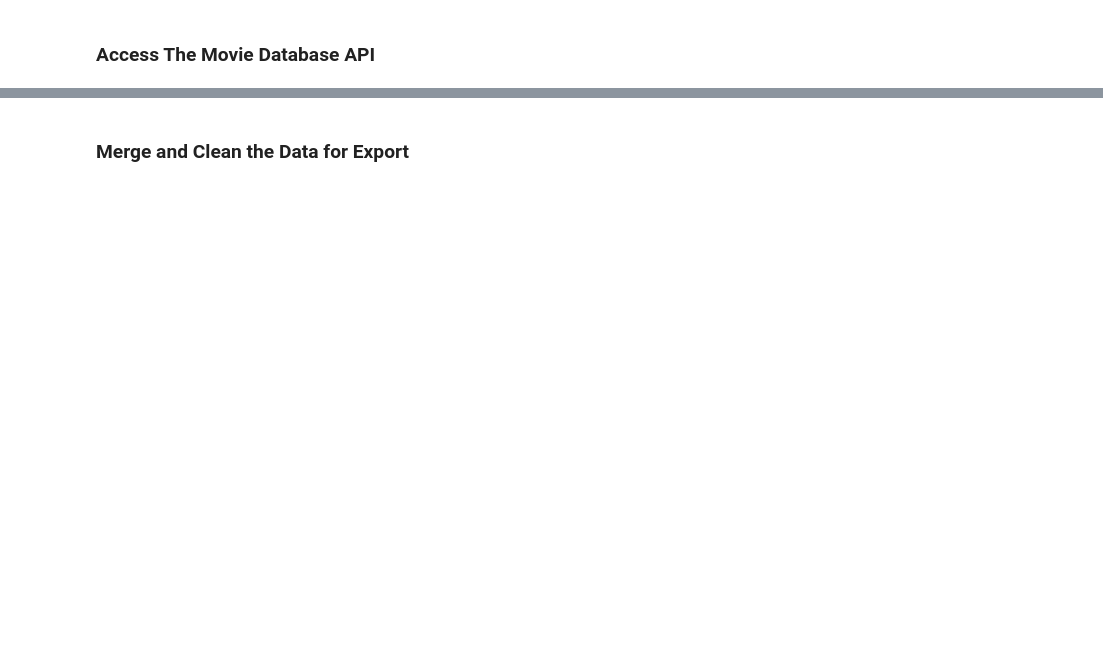
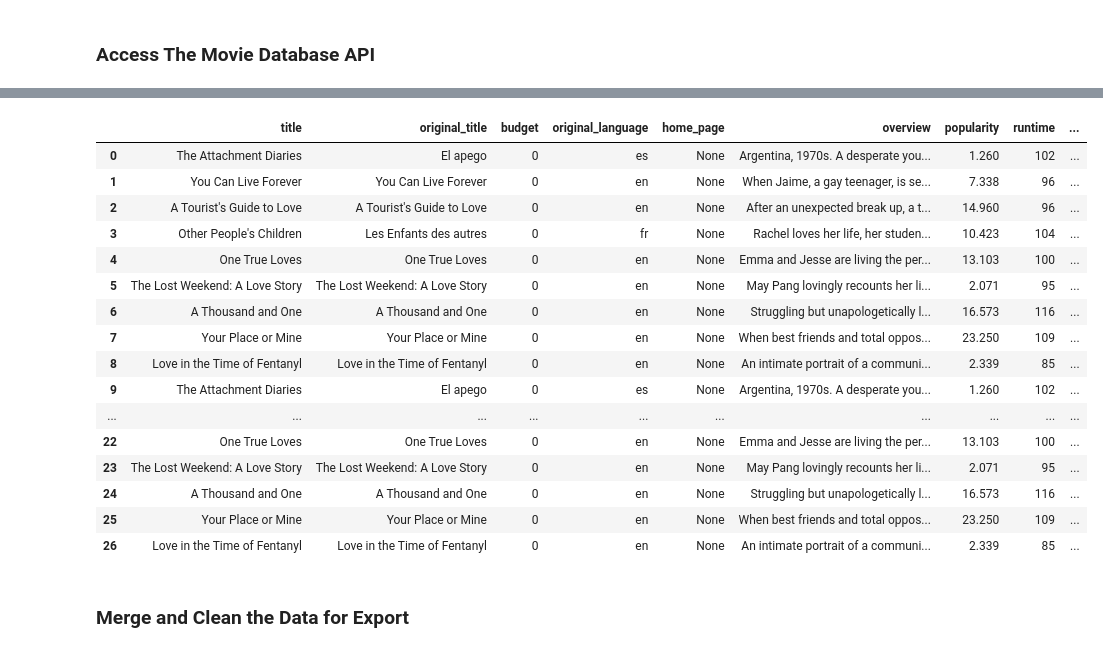
Before and after one commit to Crkanouff/data-sourcing-challenge, a Jupyter notebook: retrieve_movie_data (1).ipynb, the cells around one changed output, grey strips where cells are left out. Saved outputs shown, nothing was run; the diff lists cells and outputs as text; code cells hidden in the pictures; blank space fills up the shorter version.

```diff
--- a/retrieve_movie_data (1).ipynb
+++ b/retrieve_movie_data (1).ipynb
@@ -62,10 +62,6 @@ reviews_list = []
 
 # loop through pages 0-19
 for page in range(0, 3):
-    query_url = (
-    f"{url}api-key={nyt_api_key}&begin_date={begin_date}&end_date={end_date}"
-    + f'&fq={filter_query}&sort={sort}&fl={field_list}'
-)
     # create query with a page number
     query_url = f"{query_url}&page={str(page)}"
     # API results show 10 articles at a time
@@ -237,5 +313,25 @@ KeyboardInterrupt:
 # %%
 # Convert the results to a DataFrame
+movies_df=pd.DataFrame(tmdb_movies_list)
+movies_df
+# %% [output]
+|  | title | original_title | budget | original_language | home_page | overview | popularity | runtime | ... |
+| 0 | The Attachment Diaries | El apego | 0 | es | None | Argentina, 1970s. A desperate you... | 1.260 | 102 | ... |
+| 1 | You Can Live Forever | You Can Live Forever | 0 | en | None | When Jaime, a gay teenager, is se... | 7.338 | 96 | ... |
+| 2 | A Tourist's Guide to Love | A Tourist's Guide to Love | 0 | en | None | After an unexpected break up, a t... | 14.960 | 96 | ... |
+| 3 | Other People's Children | Les Enfants des autres | 0 | fr | None | Rachel loves her life, her studen... | 10.423 | 104 | ... |
+| 4 | One True Loves | One True Loves | 0 | en | None | Emma and Jesse are living the per... | 13.103 | 100 | ... |
+| 5 | The Lost Weekend: A Love Story | The Lost Weekend: A Love Story | 0 | en | None | May Pang lovingly recounts her li... | 2.071 | 95 | ... |
+| 6 | A Thousand and One | A Thousand and One | 0 | en | None | Struggling but unapologetically l... | 16.573 | 116 | ... |
+| 7 | Your Place or Mine | Your Place or Mine | 0 | en | None | When best friends and total oppos... | 23.250 | 109 | ... |
+| 8 | Love in the Time of Fentanyl | Love in the Time of Fentanyl | 0 | en | None | An intimate portrait of a communi... | 2.339 | 85 | ... |
+| 9 | The Attachment Diaries | El apego | 0 | es | None | Argentina, 1970s. A desperate you... | 1.260 | 102 | ... |
+| ... | ... | ... | ... | ... | ... | ... | ... | ... | ... |
+| 22 | One True Loves | One True Loves | 0 | en | None | Emma and Jesse are living the per... | 13.103 | 100 | ... |
+| 23 | The Lost Weekend: A Love Story | The Lost Weekend: A Love Story | 0 | en | None | May Pang lovingly recounts her li... | 2.071 | 95 | ... |
+| 24 | A Thousand and One | A Thousand and One | 0 | en | None | Struggling but unapologetically l... | 16.573 | 116 | ... |
+| 25 | Your Place or Mine | Your Place or Mine | 0 | en | None | When best friends and total oppos... | 23.250 | 109 | ... |
+| 26 | Love in the Time of Fentanyl | Love in the Time of Fentanyl | 0 | en | None | An intimate portrait of a communi... | 2.339 | 85 | ... |
 # %% [markdown]
 ### Merge and Clean the Data for Export
 # %%
```
Also changed, not shown: parts of 10 cells of this notebook.
